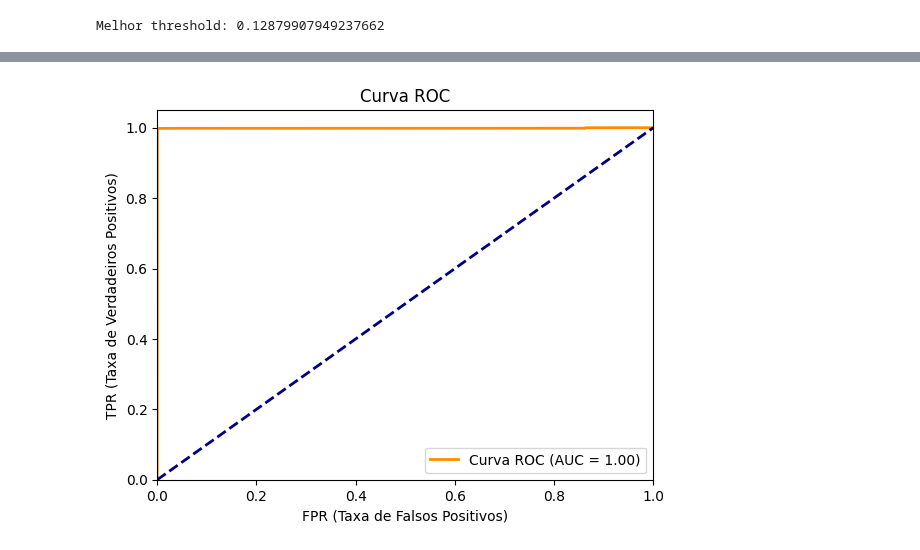
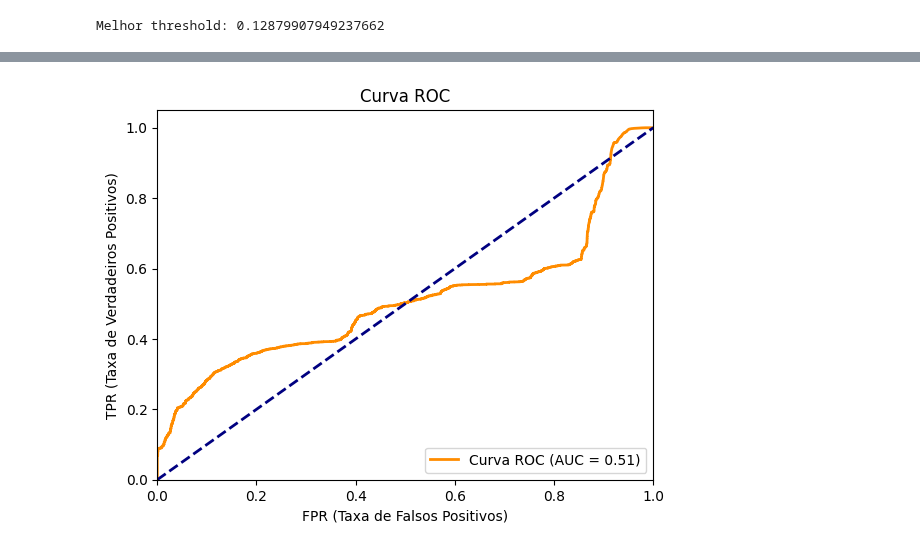
Before and after one commit to gabrieladamasceno/Attacks_5G, a Jupyter notebook: MLP_Binário_Zero_Day.ipynb, the cells around one changed output, grey strips where cells are left out. Saved outputs shown, nothing was run; the diff lists cells and outputs as text; code cells hidden in the pictures.

```diff
--- a/MLP_Binário_Zero_Day.ipynb
+++ b/MLP_Binário_Zero_Day.ipynb
@@ -537,23 +589,23 @@ disp.plot(cmap='Blues')
 # %%
 import matplotlib.pyplot as plt
 from sklearn.metrics import roc_curve, auc
 
 # Calcular a curva ROC
-fpr, tpr, thresholds = roc_curve(y_test_combined, y_pred)
+fpr, tpr, thresholds = roc_curve(y_test_combined, anomaly_scores)
 
 # Calcular a AUC
 roc_auc = auc(fpr, tpr)
 
 # Plotar a curva ROC
 plt.figure()
 plt.plot(fpr, tpr, color='darkorange', lw=2, label='Curva ROC (AUC = %0.2f)' % roc_auc)
 plt.plot([0, 1], [0, 1], color='navy', lw=2, linestyle='--')  # Linha diagonal (chance aleatória)
 plt.xlim([0.0, 1.0])
 plt.ylim([0.0, 1.05])
 plt.xlabel('FPR (Taxa de Falsos Positivos)')
 plt.ylabel('TPR (Taxa de Verdadeiros Positivos)')
 plt.title('Curva ROC')
 plt.legend(loc="lower right")
 plt.show()
 # %% [output]
-[figure, old version]
+[figure, new version]
```
Also changed, not shown: parts of 7 cells of this notebook.
